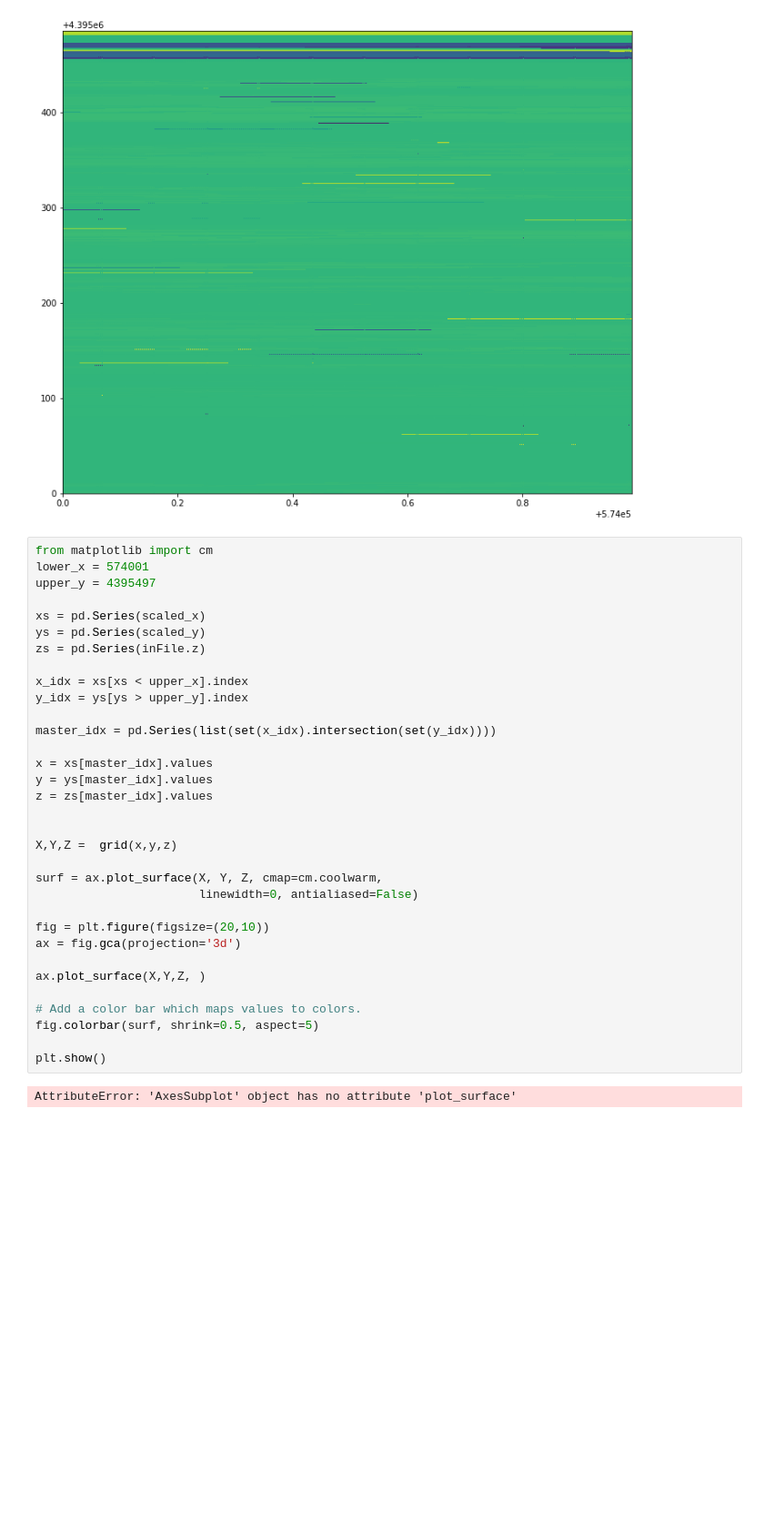
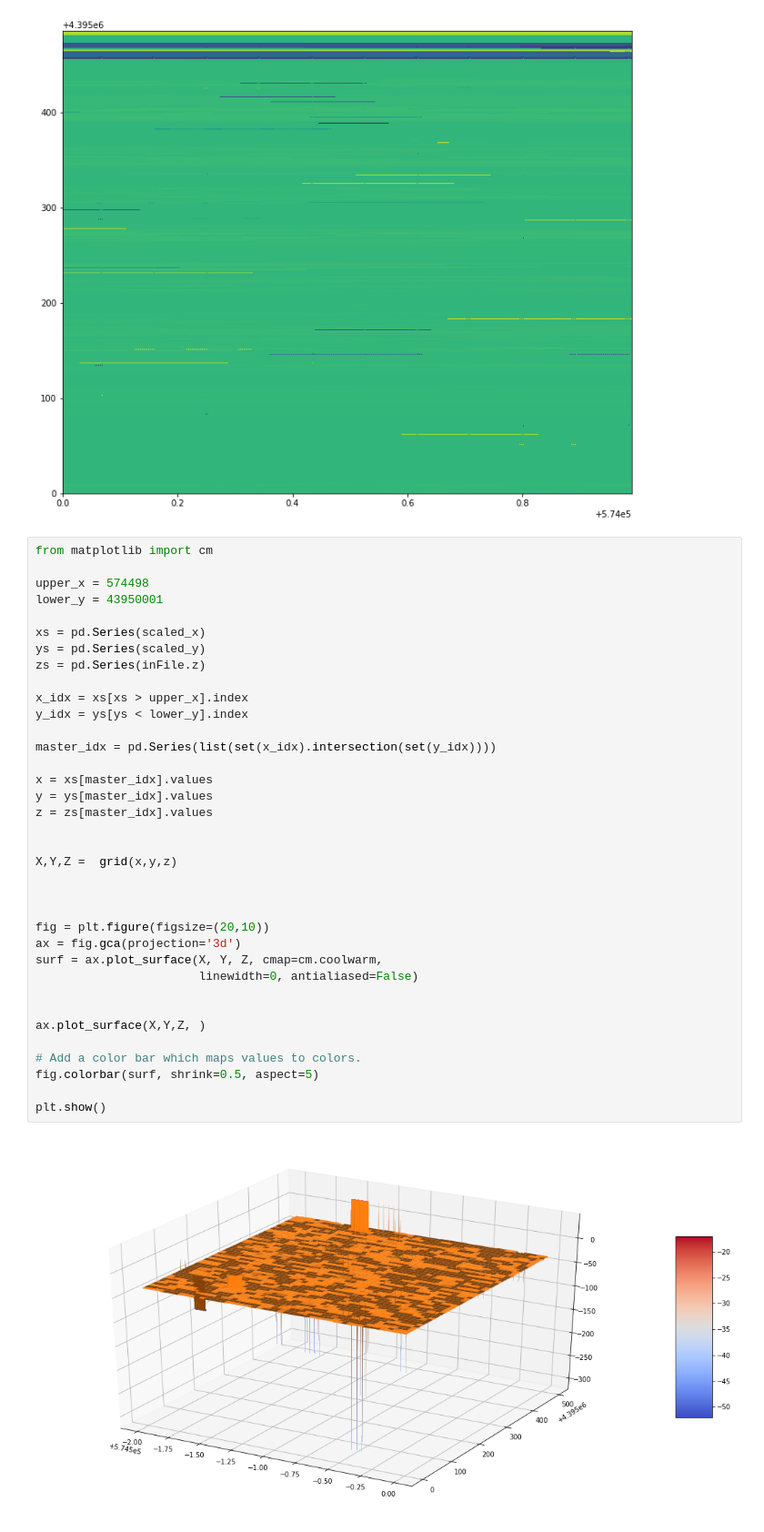
Before and after one commit to slawler/lasplay, a Jupyter notebook: las_dev.ipynb, the cells around one changed output. Shown at 91% size. Drawn from its saved outputs; the diff is of its cells as text; blank space fills up the shorter version.

```diff
--- a/las_dev.ipynb
+++ b/las_dev.ipynb
@@ -144,36 +144,39 @@ plt.show()
 [figure]
 # %%
 from matplotlib import cm
-lower_x = 574001
-upper_y = 4395497
+
+upper_x = 574498
+lower_y = 43950001
 
 xs = pd.Series(scaled_x)
 ys = pd.Series(scaled_y)
 zs = pd.Series(inFile.z)
 
-x_idx = xs[xs < upper_x].index
-y_idx = ys[ys > upper_y].index
+x_idx = xs[xs > upper_x].index
+y_idx = ys[ys < lower_y].index
 
 master_idx = pd.Series(list(set(x_idx).intersection(set(y_idx))))
 
 x = xs[master_idx].values
 y = ys[master_idx].values
 z = zs[master_idx].values
 
 
 X,Y,Z =  grid(x,y,z)
 
+
+
+fig = plt.figure(figsize=(20,10))
+ax = fig.gca(projection='3d')
 surf = ax.plot_surface(X, Y, Z, cmap=cm.coolwarm,
                        linewidth=0, antialiased=False)
 
-fig = plt.figure(figsize=(20,10))
-ax = fig.gca(projection='3d')
 
 ax.plot_surface(X,Y,Z, )
 
 # Add a color bar which maps values to colors.
 fig.colorbar(surf, shrink=0.5, aspect=5)
 
 plt.show()
 # %% [output]
-AttributeError: 'AxesSubplot' object has no attribute 'plot_surface'
+[figure, added]
```
